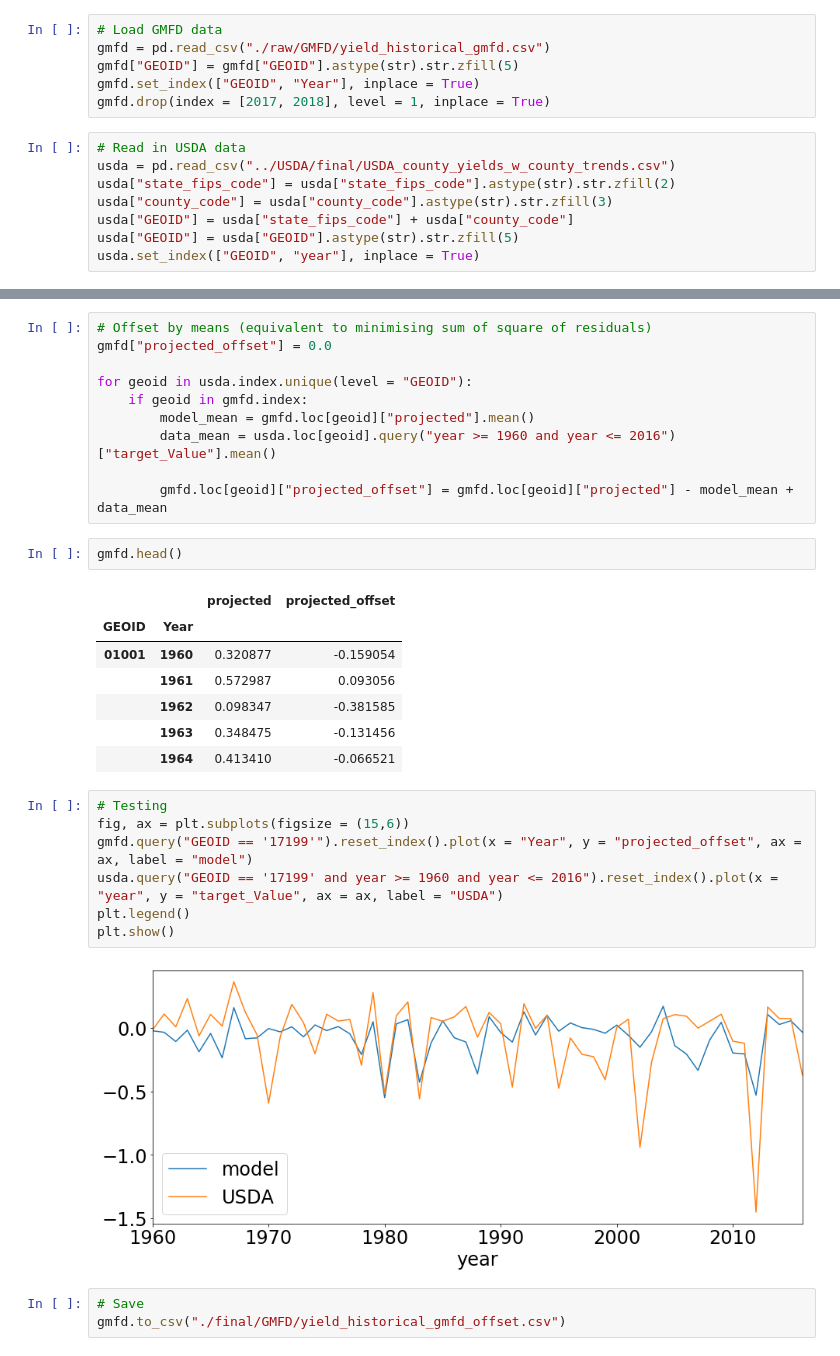
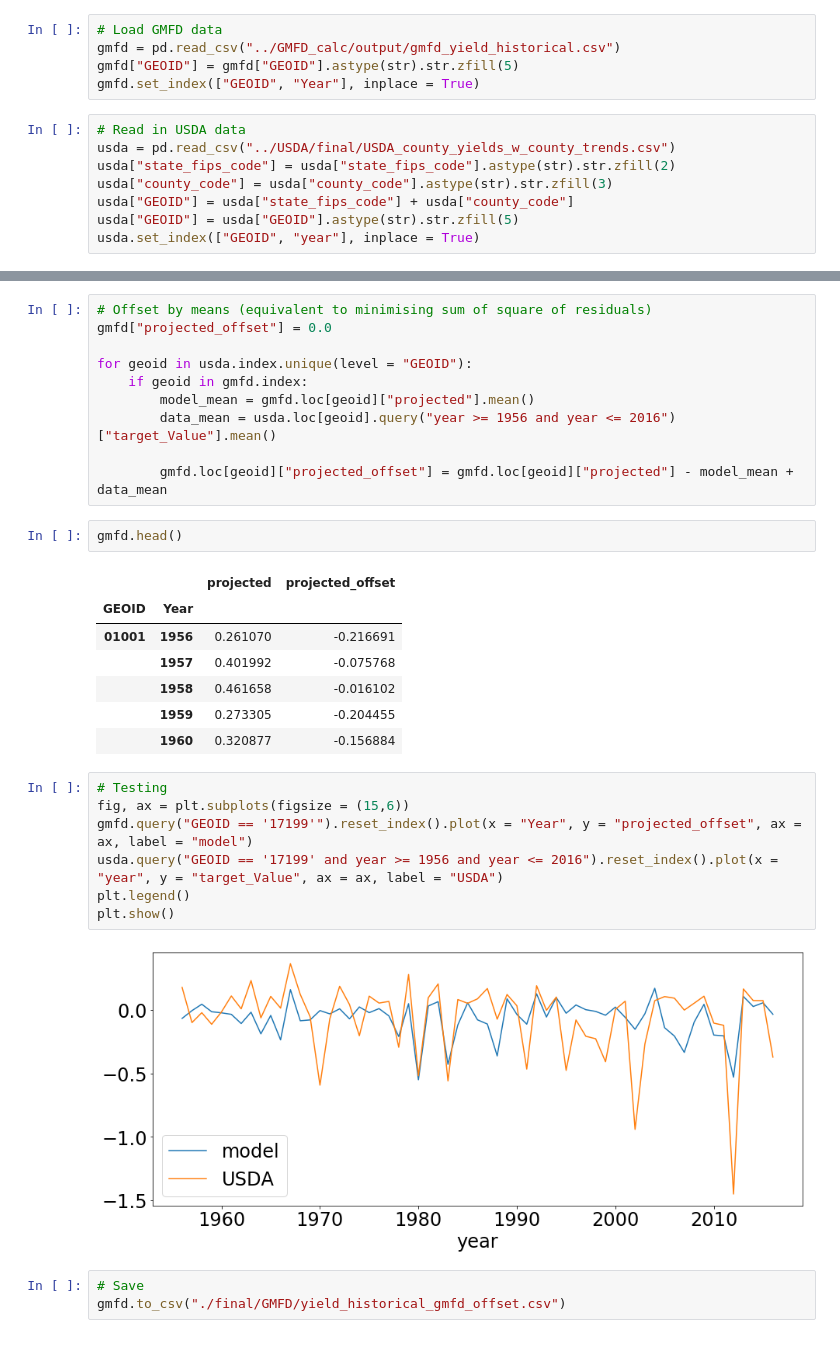
Before and after one commit to david0811/climag, a Jupyter notebook: data/ACI_output/processing.ipynb, the cells around one changed output, grey strips where cells are left out. Saved outputs shown, nothing was run; the diff lists cells and outputs as text.

```diff
--- a/data/ACI_output/processing.ipynb
+++ b/data/ACI_output/processing.ipynb
@@ -15,10 +15,9 @@ plt.rcParams.update({'font.size': 24})
 ### GMFD
 # %%
 # Load GMFD data
-gmfd = pd.read_csv("./raw/GMFD/yield_historical_gmfd.csv")
+gmfd = pd.read_csv("../GMFD_calc/output/gmfd_yield_historical.csv")
 gmfd["GEOID"] = gmfd["GEOID"].astype(str).str.zfill(5)
 gmfd.set_index(["GEOID", "Year"], inplace = True)
-gmfd.drop(index = [2017, 2018], level = 1, inplace = True)
 # %%
 # Read in USDA data
 usda = pd.read_csv("../USDA/final/USDA_county_yields_w_county_trends.csv")
@@ -53,7 +52,7 @@ gmfd["projected_offset"] = 0.0
 for geoid in usda.index.unique(level = "GEOID"):
     if geoid in gmfd.index:
         model_mean = gmfd.loc[geoid]["projected"].mean()
-        data_mean = usda.loc[geoid].query("year >= 1960 and year <= 2016")["target_Value"].mean()
+        data_mean = usda.loc[geoid].query("year >= 1956 and year <= 2016")["target_Value"].mean()
 
         gmfd.loc[geoid]["projected_offset"] = gmfd.loc[geoid]["projected"] - model_mean + data_mean
 # %%
@@ -61,20 +60,20 @@ gmfd.head()
 # %% [output]
 |  |  | projected | projected_offset |
 | GEOID | Year |  |  |
-| 01001 | 1960 | 0.320877 | -0.159054 |
-|  | 1961 | 0.572987 | 0.093056 |
-|  | 1962 | 0.098347 | -0.381585 |
-|  | 1963 | 0.348475 | -0.131456 |
-|  | 1964 | 0.413410 | -0.066521 |
+| 01001 | 1956 | 0.261070 | -0.216691 |
+|  | 1957 | 0.401992 | -0.075768 |
+|  | 1958 | 0.461658 | -0.016102 |
+|  | 1959 | 0.273305 | -0.204455 |
+|  | 1960 | 0.320877 | -0.156884 |
 # %%
 # Testing
 fig, ax = plt.subplots(figsize = (15,6))
 gmfd.query("GEOID == '17199'").reset_index().plot(x = "Year", y = "projected_offset", ax = ax, label = "model")
-usda.query("GEOID == '17199' and year >= 1960 and year <= 2016").reset_index().plot(x = "year", y = "target_Value", ax = ax, label = "USDA")
+usda.query("GEOID == '17199' and year >= 1956 and year <= 2016").reset_index().plot(x = "year", y = "target_Value", ax = ax, label = "USDA")
 plt.legend()
 plt.show()
 # %% [output]
-[figure, old version]
+[figure, new version]
 # %%
 # Save
 gmfd.to_csv("./final/GMFD/yield_historical_gmfd_offset.csv")
```
Also changed, not shown: parts of 1 cell of this notebook, 6 other files.
